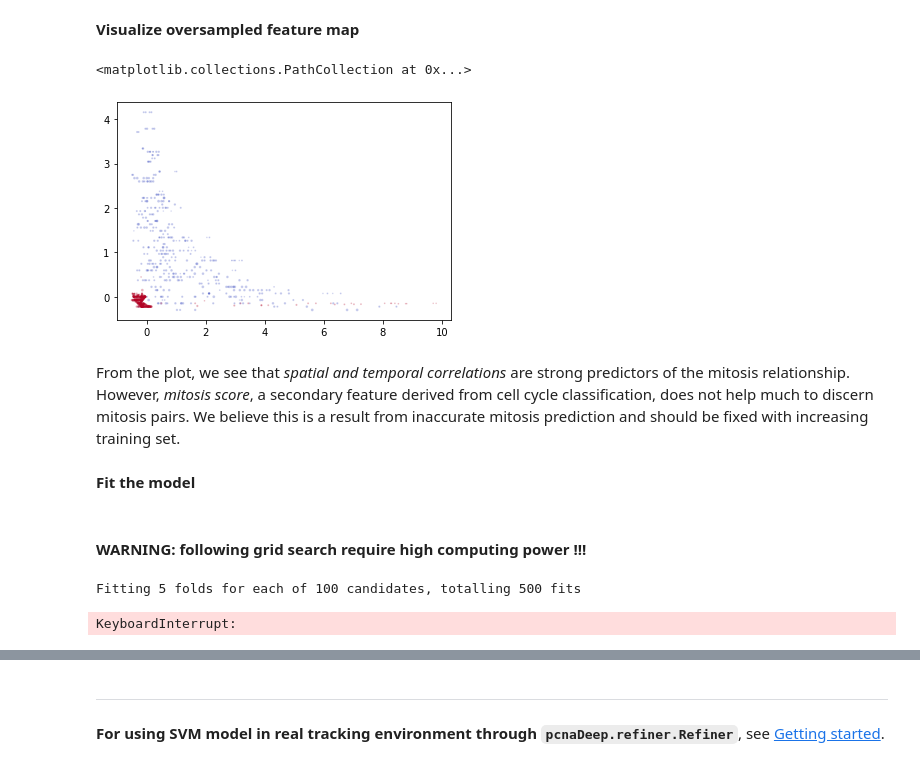
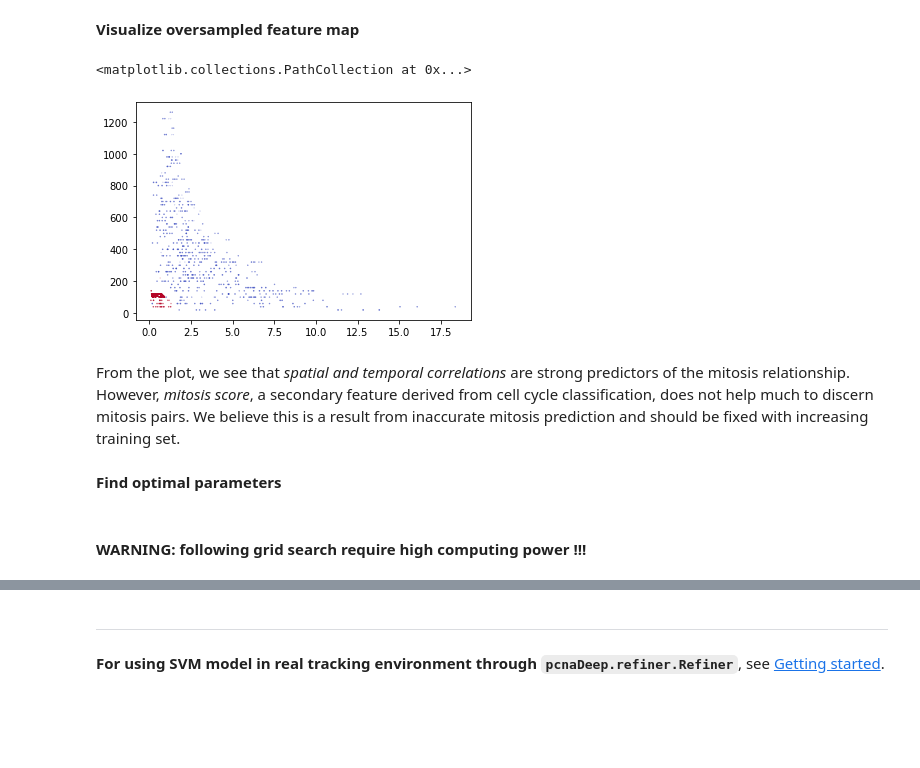
Before and after one commit to Jeff-Gui/PCNAdeep, a Jupyter notebook: bin/train_pcna_SVM.ipynb, the cells around one changed output, grey strips where cells are left out. Drawn from its saved outputs; the diff is of its cells as text; code cells hidden in the pictures; blank space fills up the shorter version.

```diff
--- a/bin/train_pcna_SVM.ipynb
+++ b/bin/train_pcna_SVM.ipynb
@@ -317,29 +319,26 @@ training set (like `SVM_train.txt` saved above). When preparing the model, the `
 4. Fit SVM model with parameters `C=100`, `gamma=1`.
 
 Codes below illustrate the process except for step 1.
+# %%
+dt = pd.read_csv(os.path.join(example_root, 'MCF10A', 'SVM_train_lbd.txt'), header=None)
+X_train = dt.iloc[:,0:4].to_numpy()
+y_train = dt.iloc[:,5].to_numpy()
 # %%
 # Oversampling
 from imblearn.over_sampling import BorderlineSMOTE
 smote = BorderlineSMOTE(random_state=1, kind='borderline-1')
-X_resampled_smote, y_resampled_smote = smote.fit_resample(X, y)
-
-# normalize
-'''
-from sklearn.preprocessing import RobustScaler
-scaler = RobustScaler()
-X_resampled_smote = scaler.fit_transform(X_resampled_smote)
-'''
+X_train, y_train = smote.fit_resample(X_train, y_train)
 # %% [markdown]
 __Visualize oversampled feature map__
 # %%
 import matplotlib.pyplot as plt
-sub = X_resampled_smote[:,[0,1,2]]  # spatial and temporal distance and parent mitosis score, the first three features
-plt.scatter(sub[:,0], sub[:,1], c=y_resampled_smote, s=(- min(sub[:,2]) + sub[:,2])*1, alpha=0.2, cmap='coolwarm')
+sub = X_train[:,[0,1,2]]  # spatial and temporal distance and max mitosis score, the first three features
+plt.scatter(sub[:,0], sub[:,1], c=y_train, s=(- min(sub[:,2]) + sub[:,2])*1, alpha=0.8, cmap='coolwarm')
 # %% [output]
 <matplotlib.collections.PathCollection at 0x...>
-[figure, old version]
+[figure, new version]
 # %% [markdown]
 From the plot, we see that _spatial and temporal correlations_ are strong predictors of the mitosis relationship. However, _mitosis score_, a secondary feature derived from cell cycle classification, does not help much to discern mitosis pairs. We believe this is a result from inaccurate mitosis prediction and should be fixed with increasing training set.
 # %% [markdown]
-__Fit the model__
+__Find optimal parameters__
 # %%
@@ -347,27 +346,3 @@ C_range = list(map(lambda x:10**x, np.linspace(-1,5,10)))
 gamma_range = list(map(lambda x:10**x, np.linspace(-5,1,10)))
 # %% [markdown]
 #### WARNING: following grid search require high computing power !!!
-# %%
-# Grid search on best params
-from sklearn.model_selection import GridSearchCV
-from sklearn.model_selection import cross_val_score
-from sklearn.svm import SVC
-
-def svm_cross_validation(train_x, train_y):
-    model = SVC(kernel='rbf', probability=True, class_weight='balanced')
-    param_grid = {'C': C_range, 'gamma': gamma_range}
-    grid_search = GridSearchCV(model, param_grid, n_jobs = 2, verbose=1, scoring='f1')
-    grid_search.fit(train_x, train_y)
-    best_parameters = grid_search.best_estimator_.get_params()
-    for para, val in list(best_parameters.items()):
-        print(para, val)
-    model = SVC(kernel='rbf', C=best_parameters['C'], gamma=best_parameters['gamma'], probability=True, class_weight='balanced')
-    model.fit(train_x, train_y)
-    return model, grid_search.cv_results_
-
-model, results = svm_cross_validation(X_resampled_smote, y_resampled_smote)
-scores = cross_val_score(model, X_resampled_smote, y_resampled_smote, cv=5)
-print(scores)
-# %% [output]
-Fitting 5 folds for each of 100 candidates, totalling 500 fits
-KeyboardInterrupt:
```
Also changed, not shown: parts of 25 cells of this notebook, 13 other files.
